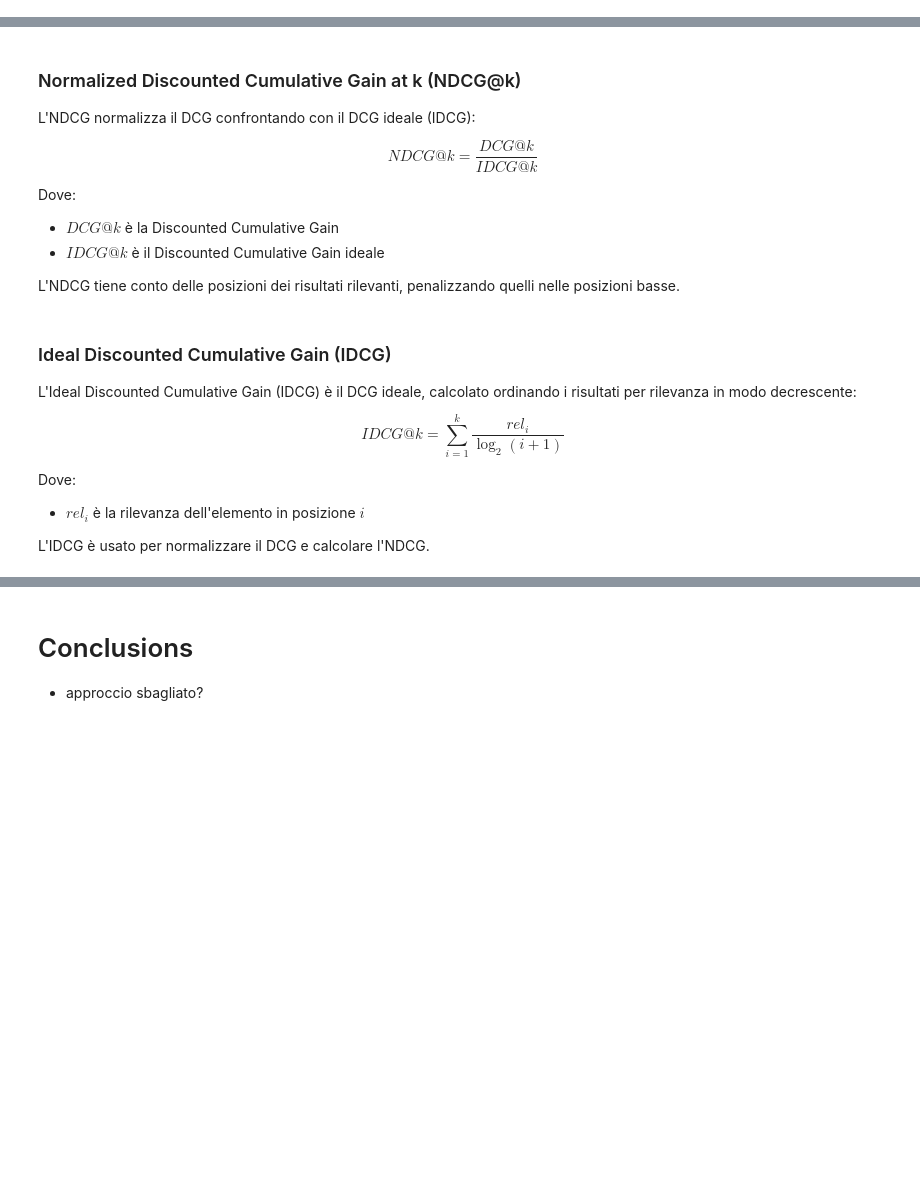
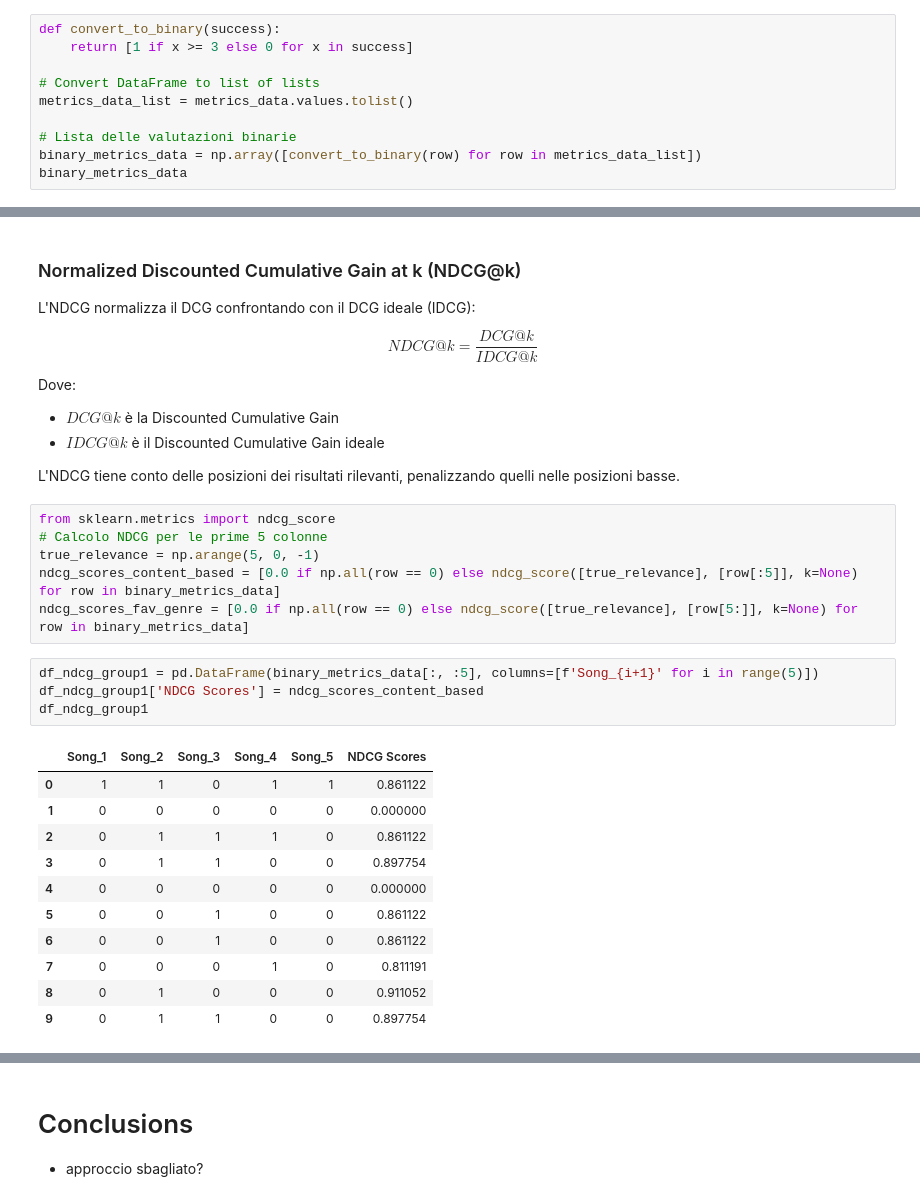
Before and after one commit to Kespers/kCHORDS-recommendation-system, a Jupyter notebook: main.ipynb, the cells around one changed output, grey strips where cells are left out. Drawn from its saved outputs; the diff is of its cells as text; blank space fills up the shorter version.

```diff
--- a/main.ipynb
+++ b/main.ipynb
@@ -1363,0 +1367,10 @@ Maggiore è il valore di MRR, migliore è il ranking.
+# %%
+def convert_to_binary(success):
+    return [1 if x >= 3 else 0 for x in success]
+
+# Convert DataFrame to list of lists
+metrics_data_list = metrics_data.values.tolist()
+
+# Lista delle valutazioni binarie
+binary_metrics_data = np.array([convert_to_binary(row) for row in metrics_data_list])
+binary_metrics_data
@@ -1434,14 +1446,25 @@ Dove:
 - $ IDCG@k $ è il Discounted Cumulative Gain ideale
 
 L'NDCG tiene conto delle posizioni dei risultati rilevanti, penalizzando quelli nelle posizioni basse.
-# %% [markdown]
-### Ideal Discounted Cumulative Gain (IDCG)
-
-L'Ideal Discounted Cumulative Gain (IDCG) è il DCG ideale, calcolato ordinando i risultati per rilevanza in modo decrescente:
-
-$$ IDCG@k = \sum_{i=1}^{k} \frac{rel_i}{\log_2(i+1)} $$
-
-Dove:
-- $ rel_i $ è la rilevanza dell'elemento in posizione $ i $
-
-L'IDCG è usato per normalizzare il DCG e calcolare l'NDCG.
+# %%
+from sklearn.metrics import ndcg_score
+# Calcolo NDCG per le prime 5 colonne
+true_relevance = np.arange(5, 0, -1)
+ndcg_scores_content_based = [0.0 if np.all(row == 0) else ndcg_score([true_relevance], [row[:5]], k=None) for row in binary_metrics_data]
+ndcg_scores_fav_genre = [0.0 if np.all(row == 0) else ndcg_score([true_relevance], [row[5:]], k=None) for row in binary_metrics_data]
+# %%
+df_ndcg_group1 = pd.DataFrame(binary_metrics_data[:, :5], columns=[f'Song_{i+1}' for i in range(5)])
+df_ndcg_group1['NDCG Scores'] = ndcg_scores_content_based
+df_ndcg_group1
+# %% [output]
+|  | Song_1 | Song_2 | Song_3 | Song_4 | Song_5 | NDCG Scores |
+| 0 | 1 | 1 | 0 | 1 | 1 | 0.861122 |
+| 1 | 0 | 0 | 0 | 0 | 0 | 0.000000 |
+| 2 | 0 | 1 | 1 | 1 | 0 | 0.861122 |
+| 3 | 0 | 1 | 1 | 0 | 0 | 0.897754 |
+| 4 | 0 | 0 | 0 | 0 | 0 | 0.000000 |
+| 5 | 0 | 0 | 1 | 0 | 0 | 0.861122 |
+| 6 | 0 | 0 | 1 | 0 | 0 | 0.861122 |
+| 7 | 0 | 0 | 0 | 1 | 0 | 0.811191 |
+| 8 | 0 | 1 | 0 | 0 | 0 | 0.911052 |
+| 9 | 0 | 1 | 1 | 0 | 0 | 0.897754 |
```
Also changed, not shown: parts of 16 cells of this notebook.
